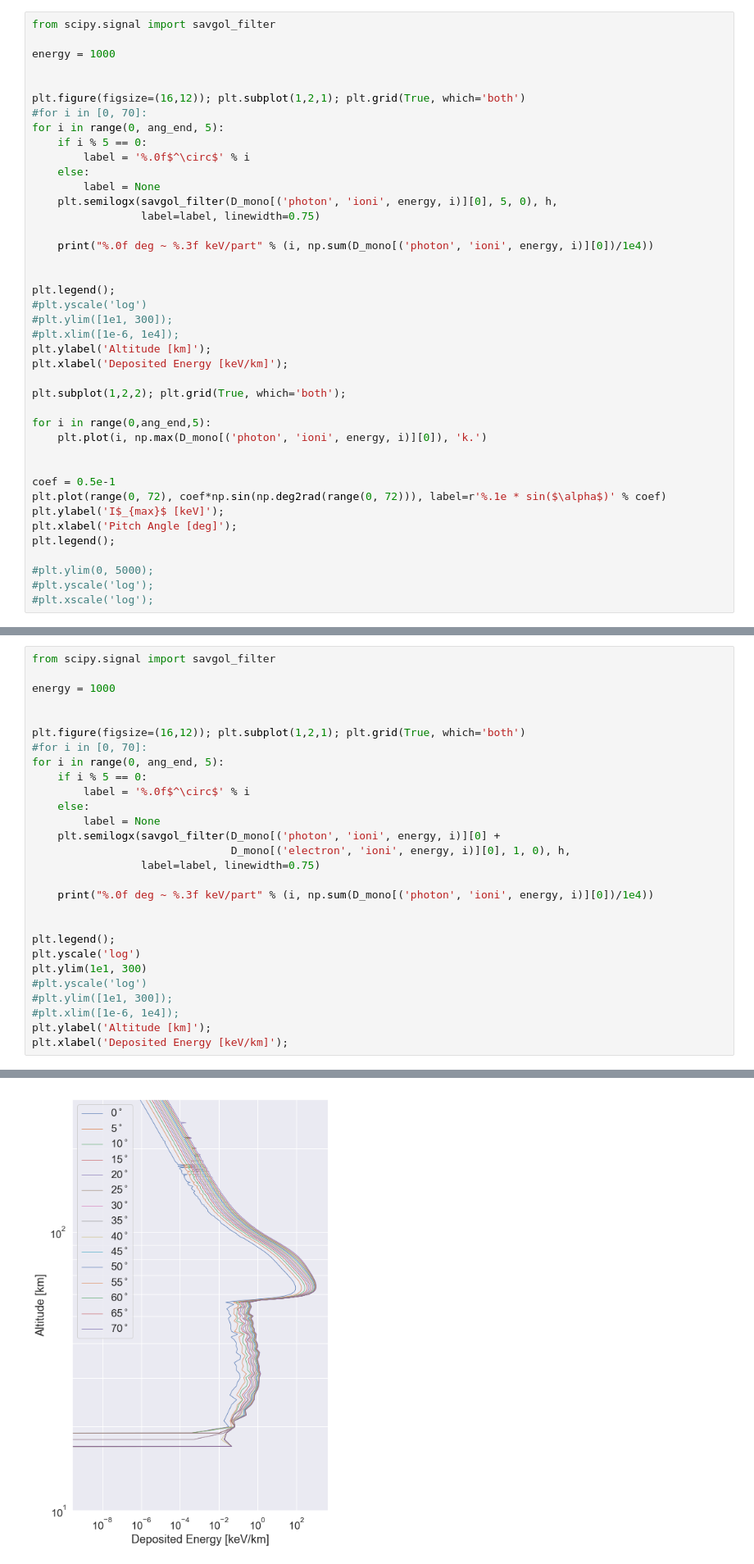
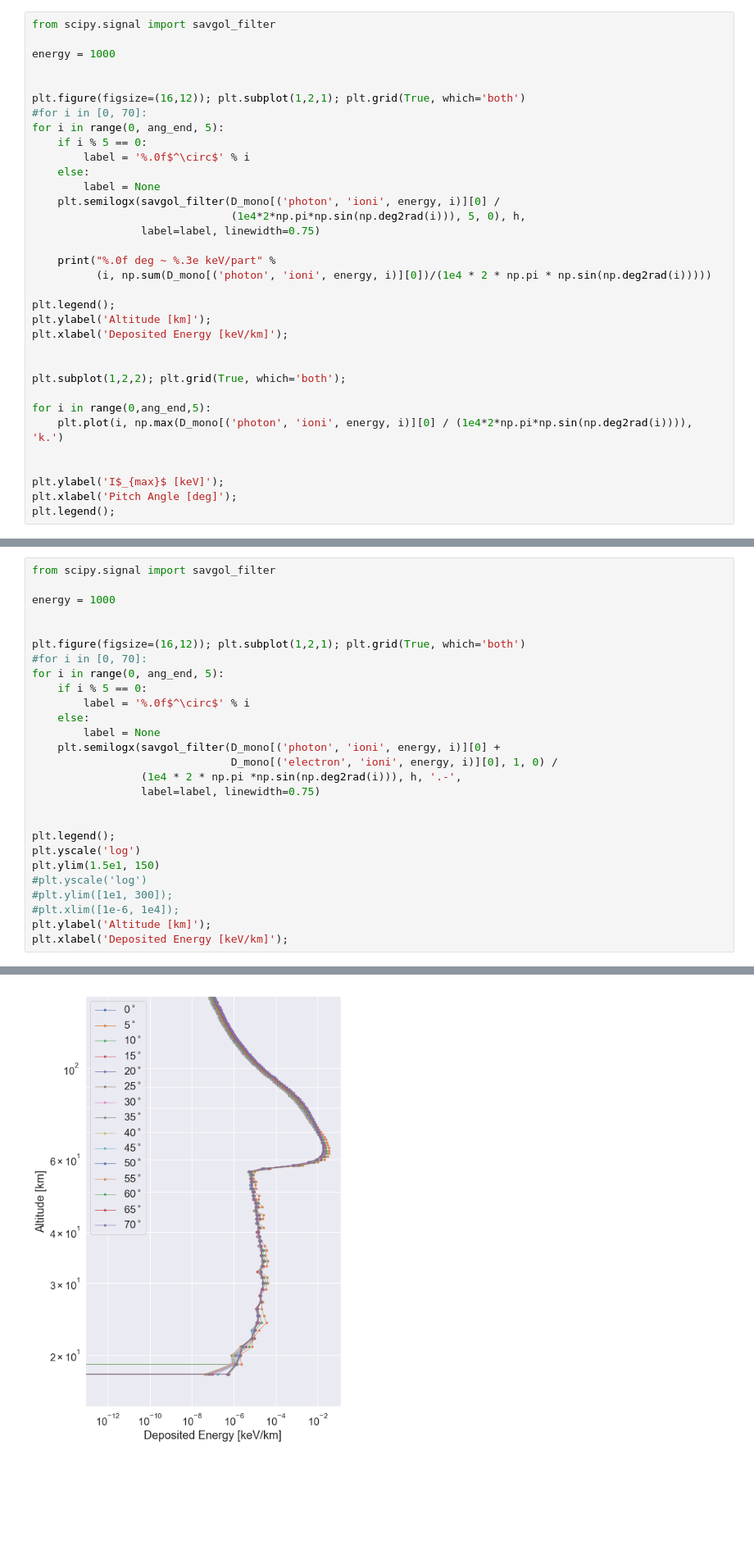
Before and after one commit to GrantBerland/Geant4_Atmospheric_EPP, a Jupyter notebook: analysis/build_table_PAD_test2.ipynb, the cells around one changed output, grey strips where cells are left out. Shown: that part at 82% size. Saved outputs shown, nothing was run; the diff lists cells and outputs as text; blank space fills up the shorter version.

```diff
--- a/analysis/build_table_PAD_test2.ipynb
+++ b/analysis/build_table_PAD_test2.ipynb
@@ -208,32 +227,25 @@ for i in range(0, ang_end, 5):
         label = '%.0f$^\circ$' % i
     else:
         label = None
-    plt.semilogx(savgol_filter(D_mono[('photon', 'ioni', energy, i)][0], 5, 0), h,
+    plt.semilogx(savgol_filter(D_mono[('photon', 'ioni', energy, i)][0] /
+                               (1e4*2*np.pi*np.sin(np.deg2rad(i))), 5, 0), h,
                  label=label, linewidth=0.75)
 
-    print("%.0f deg ~ %.3f keV/part" % (i, np.sum(D_mono[('photon', 'ioni', energy, i)][0])/1e4))
-
+    print("%.0f deg ~ %.3e keV/part" %
+          (i, np.sum(D_mono[('photon', 'ioni', energy, i)][0])/(1e4 * 2 * np.pi * np.sin(np.deg2rad(i)))))
 
 plt.legend();
-#plt.yscale('log')
-#plt.ylim([1e1, 300]);
-#plt.xlim([1e-6, 1e4]);
 plt.ylabel('Altitude [km]');
 plt.xlabel('Deposited Energy [keV/km]');
+
 
 plt.subplot(1,2,2); plt.grid(True, which='both');
 
 for i in range(0,ang_end,5):
-    plt.plot(i, np.max(D_mono[('photon', 'ioni', energy, i)][0]), 'k.')
+    plt.plot(i, np.max(D_mono[('photon', 'ioni', energy, i)][0] / (1e4*2*np.pi*np.sin(np.deg2rad(i)))), 'k.')
 
 
-coef = 0.5e-1
-plt.plot(range(0, 72), coef*np.sin(np.deg2rad(range(0, 72))), label=r'%.1e * sin($\alpha$)' % coef)
 plt.ylabel('I$_{max}$ [keV]');
 plt.xlabel('Pitch Angle [deg]');
 plt.legend();
-
-#plt.ylim(0, 5000);
-#plt.yscale('log');
-#plt.xscale('log');
 # %% [output]
@@ -267,15 +280,14 @@ for i in range(0, ang_end, 5):
     else:
         label = None
     plt.semilogx(savgol_filter(D_mono[('photon', 'ioni', energy, i)][0] +
-                               D_mono[('electron', 'ioni', energy, i)][0], 1, 0), h,
+                               D_mono[('electron', 'ioni', energy, i)][0], 1, 0) /
+                 (1e4 * 2 * np.pi *np.sin(np.deg2rad(i))), h, '.-',
                  label=label, linewidth=0.75)
-
-    print("%.0f deg ~ %.3f keV/part" % (i, np.sum(D_mono[('photon', 'ioni', energy, i)][0])/1e4))
 
 
 plt.legend();
 plt.yscale('log')
-plt.ylim(1e1, 300)
+plt.ylim(1.5e1, 150)
 #plt.yscale('log')
 #plt.ylim([1e1, 300]);
 #plt.xlim([1e-6, 1e4]);
@@ -300,4 +297,4 @@ plt.xlabel('Deposited Energy [keV/km]');
-[figure, old version]
+[figure, new version]
 # %%
 from matplotlib.colors import LogNorm
 
```
Also changed, not shown: parts of 6 cells of this notebook, 9 other files.
